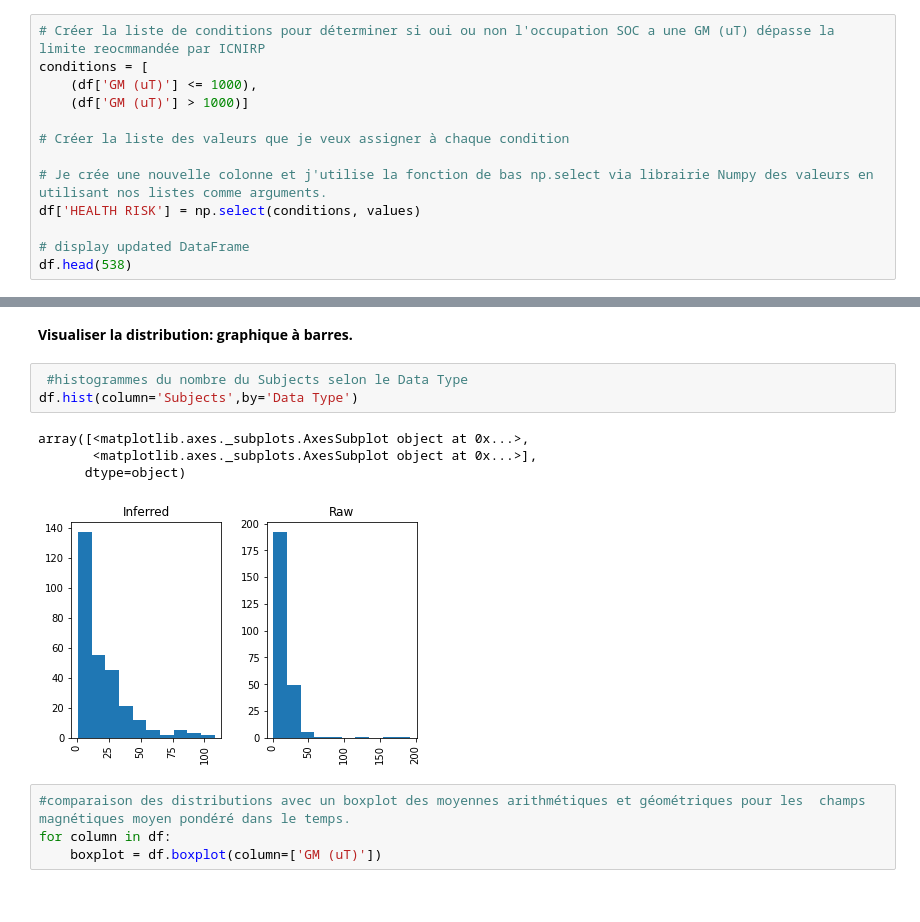
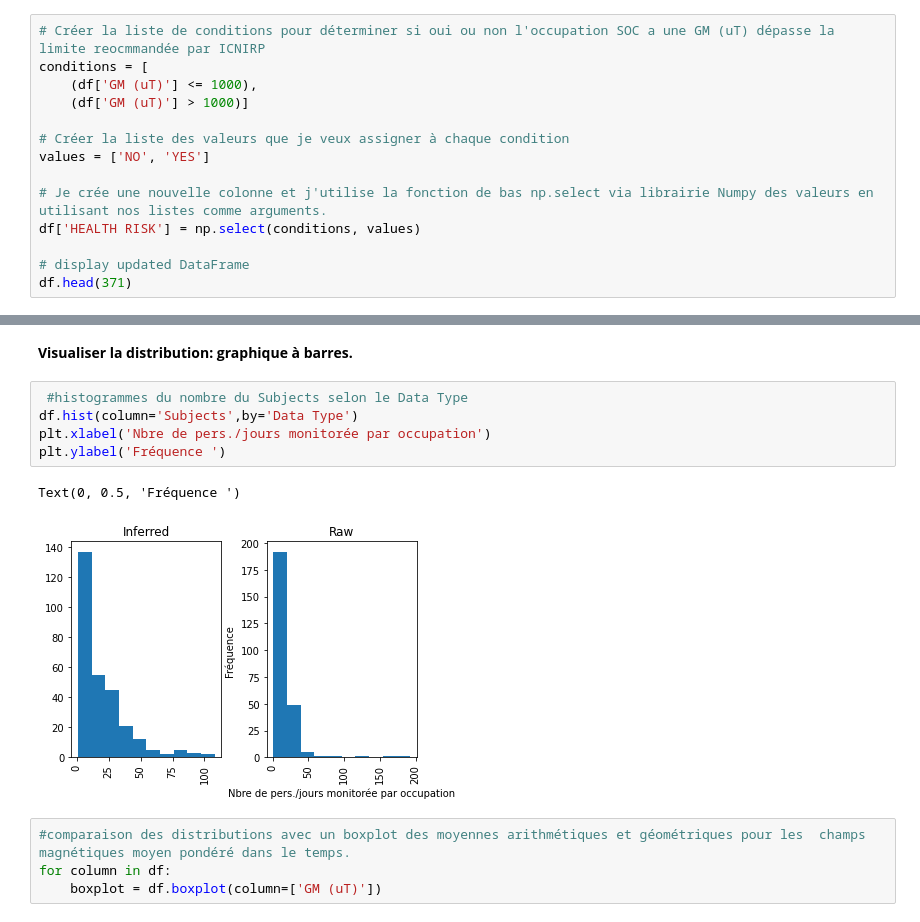
Before and after one commit to BilitisPrudhomme/BilitisPrudhomme, a Jupyter notebook: Coding_MF_exposure_project_RevFinal.ipynb, the cells around one changed output, grey strips where cells are left out. Saved outputs shown, nothing was run; the diff lists cells and outputs as text.

```diff
--- a/Coding_MF_exposure_project_RevFinal.ipynb
+++ b/Coding_MF_exposure_project_RevFinal.ipynb
@@ -277,12 +282,13 @@ conditions = [
     (df['GM (uT)'] > 1000)]
 
 # Créer la liste des valeurs que je veux assigner à chaque condition
+values = ['NO', 'YES']
 
 # Je crée une nouvelle colonne et j'utilise la fonction de bas np.select via librairie Numpy des valeurs en utilisant nos listes comme arguments.
 df['HEALTH RISK'] = np.select(conditions, values)
 
 # display updated DataFrame
-df.head(538)
+df.head(371)
 # %% [output]
 |  | Description | SOC | SOC DIVISION | Subjects | AM (uT) | SD (uT) | GM (uT) | GSD | Data Type | ... |
 | 1 | legislators | 1110 | Executive, Administrative, and Ma... | 15 | 0.180 | 0.061 | 0.039 | 1.39 | Inferred | ... |
@@ -334,11 +340,11 @@ df.plot.hexbin(x='Subjects',y='GM (uT)',gridsize=25)
 # %%
  #histogrammes du nombre du Subjects selon le Data Type
 df.hist(column='Subjects',by='Data Type')
+plt.xlabel('Nbre de pers./jours monitorée par occupation')
+plt.ylabel('Fréquence ')
 # %% [output]
-array([<matplotlib.axes._subplots.AxesSubplot object at 0x...>,
-       <matplotlib.axes._subplots.AxesSubplot object at 0x...>],
-      dtype=object)
+Text(0, 0.5, 'Fréquence ')
-[figure, old version]
+[figure, new version]
 # %%
 #comparaison des distributions avec un boxplot des moyennes arithmétiques et géométriques pour les  champs magnétiques moyen pondéré dans le temps.
 for column in df:
```
Also changed, not shown: parts of 17 cells of this notebook.
